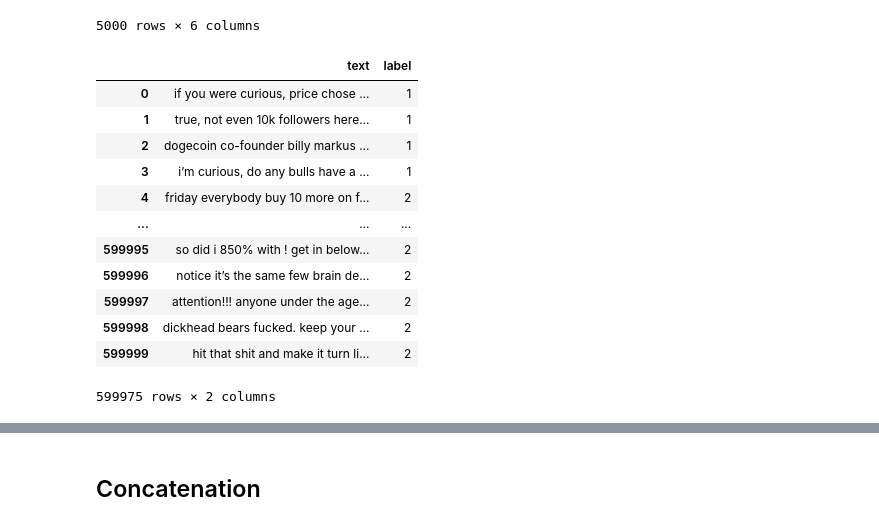
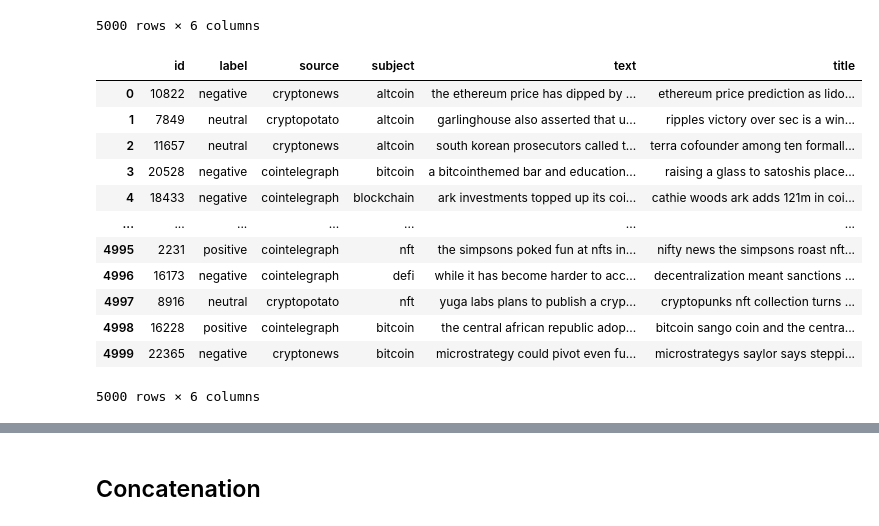
Before and after one commit to NiklasSeitherDHBW/NLP-CrowdFlow, a Jupyter notebook: src/data_preparatoin.ipynb, the cells around one changed output, grey strips where cells are left out. Drawn from its saved outputs; the diff is of its cells as text; code cells hidden in the pictures.

```diff
--- a/src/data_preparatoin.ipynb
+++ b/src/data_preparatoin.ipynb
@@ -154,20 +301,20 @@ cryptonews_new
 | 4999 | 22365 | negative | cryptonews | bitcoin | microstrategy could pivot even fu... | microstrategys saylor says steppi... |
 5000 rows × 6 columns
 # %%
-cryptonews_new = stocktwits_crpyto.rename(columns={"sentiment": "label"})
-cryptonews_new = stocktwits_crpyto.dropna(how="any")
+cryptonews_new = cryptonews_new.rename(columns={"sentiment": "label"})
+cryptonews_new = cryptonews_new.dropna(how="any")
 cryptonews_new
 # %% [output]
-|  | text | label |
-| 0 | if you were curious, price chose ... | 1 |
-| 1 | true, not even 10k followers here... | 1 |
-| 2 | dogecoin co-founder billy markus ... | 1 |
-| 3 | i’m curious, do any bulls have a ... | 1 |
-| 4 | friday everybody buy 10 more on f... | 2 |
-| ... | ... | ... |
-| 599995 | so did i 850% with ! get in below... | 2 |
-| 599996 | notice it’s the same few brain de... | 2 |
-| 599997 | attention!!! anyone under the age... | 2 |
-| 599998 | dickhead bears fucked. keep your ... | 2 |
-| 599999 | hit that shit and make it turn li... | 2 |
+|  | id | label | source | subject | text | title |
+| 0 | 10822 | negative | cryptonews | altcoin | the ethereum price has dipped by ... | ethereum price prediction as lido... |
+| 1 | 7849 | neutral | cryptopotato | altcoin | garlinghouse also asserted that u... | ripples victory over sec is a win... |
+| 2 | 11657 | neutral | cryptonews | altcoin | south korean prosecutors called t... | terra cofounder among ten formall... |
+| 3 | 20528 | negative | cointelegraph | bitcoin | a bitcointhemed bar and education... | raising a glass to satoshis place... |
+| 4 | 18433 | negative | cointelegraph | blockchain | ark investments topped up its coi... | cathie woods ark adds 121m in coi... |
+| ... | ... | ... | ... | ... | ... | ... |
+| 4995 | 2231 | positive | cointelegraph | nft | the simpsons poked fun at nfts in... | nifty news the simpsons roast nft... |
+| 4996 | 16173 | negative | cointelegraph | defi | while it has become harder to acc... | decentralization meant sanctions ... |
+| 4997 | 8916 | neutral | cryptopotato | nft | yuga labs plans to publish a cryp... | cryptopunks nft collection turns ... |
+| 4998 | 16228 | positive | cointelegraph | bitcoin | the central african republic adop... | bitcoin sango coin and the centra... |
+| 4999 | 22365 | negative | cryptonews | bitcoin | microstrategy could pivot even fu... | microstrategys saylor says steppi... |
-599975 rows × 2 columns
+5000 rows × 6 columns
```
Also changed, not shown: parts of 33 cells of this notebook, 1 other file.
